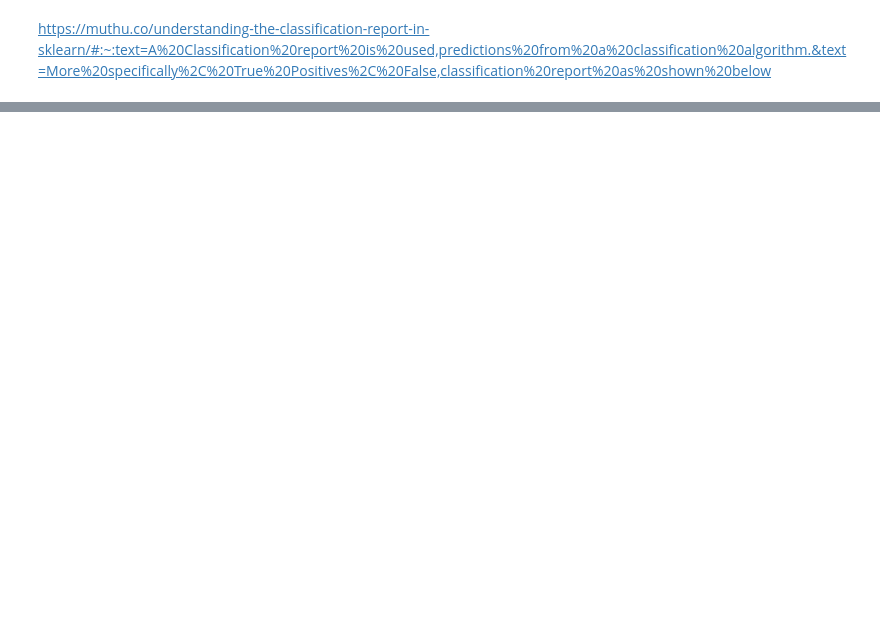
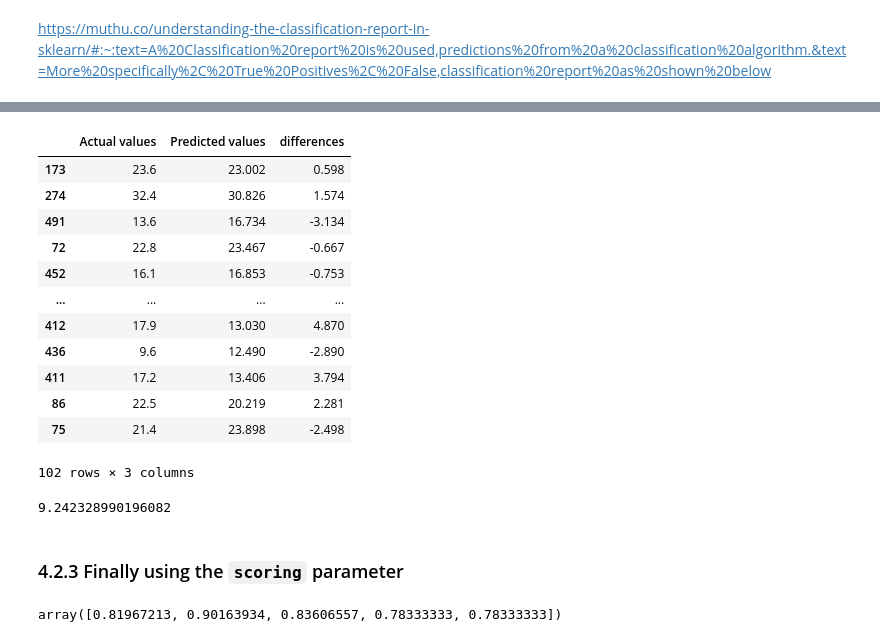
Before and after one commit to AnalystGagan/Scikit-learn-and-Neural-Networks, a Jupyter notebook: Scikit-learn - Detailed.ipynb, the cells around one changed output, grey strips where cells are left out. Cells and saved outputs as stored; diff of their text form; code cells hidden in the pictures; blank space fills up the shorter version.

```diff
--- a/Scikit-learn - Detailed.ipynb
+++ b/Scikit-learn - Detailed.ipynb
@@ -1241,0 +1342,3 @@ https://muthu.co/understanding-the-classification-report-in-sklearn/#:~:text=A%2
+# %%
+df_mse = pd.DataFrame(data={"Actual values": y_test,"Predicted values": y_preds})
+df_mse
@@ -1241,0 +1359,22 @@ https://muthu.co/understanding-the-classification-report-in-sklearn/#:~:text=A%2
+# %%
+df_mse["differences"] = df_mse["Actual values"] - df_mse["Predicted values"]
+df_mse
+# %% [output]
+|  | Actual values | Predicted values | differences |
+| 173 | 23.6 | 23.002 | 0.598 |
+| 274 | 32.4 | 30.826 | 1.574 |
+| 491 | 13.6 | 16.734 | -3.134 |
+| 72 | 22.8 | 23.467 | -0.667 |
+| 452 | 16.1 | 16.853 | -0.753 |
+| ... | ... | ... | ... |
+| 412 | 17.9 | 13.030 | 4.870 |
+| 436 | 9.6 | 12.490 | -2.890 |
+| 411 | 17.2 | 13.406 | 3.794 |
+| 86 | 22.5 | 20.219 | 2.281 |
+| 75 | 21.4 | 23.898 | -2.498 |
+102 rows × 3 columns
+# %%
+df_squared =(df_mse["differences"])**2
+df_squared.mean()
+# %% [output]
+9.242328990196082
@@ -1241,0 +1383,2 @@ https://muthu.co/understanding-the-classification-report-in-sklearn/#:~:text=A%2
+# %% [markdown]
+### 4.2.3 Finally using the `scoring` parameter
@@ -1241,0 +1395,7 @@ https://muthu.co/understanding-the-classification-report-in-sklearn/#:~:text=A%2
+# %%
+np.random.seed(42)
+
+cv_acc = cross_val_score(clf, X, y, cv=5, scoring = None)
+cv_acc
+# %% [output]
+array([0.81967213, 0.90163934, 0.83606557, 0.78333333, 0.78333333])
```
Also changed, not shown: parts of 63 cells of this notebook, 1 other file.
